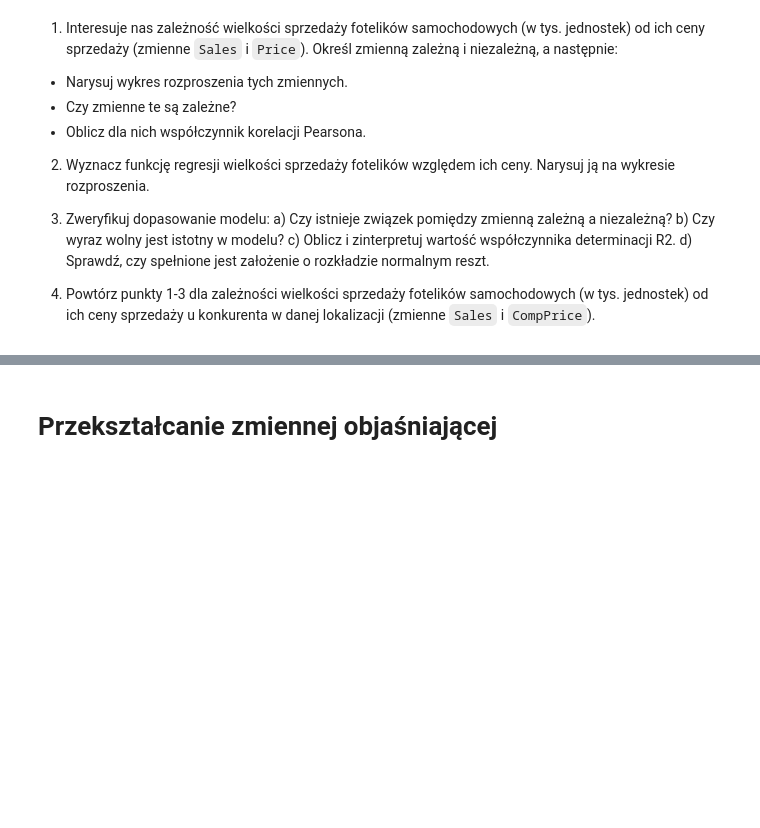
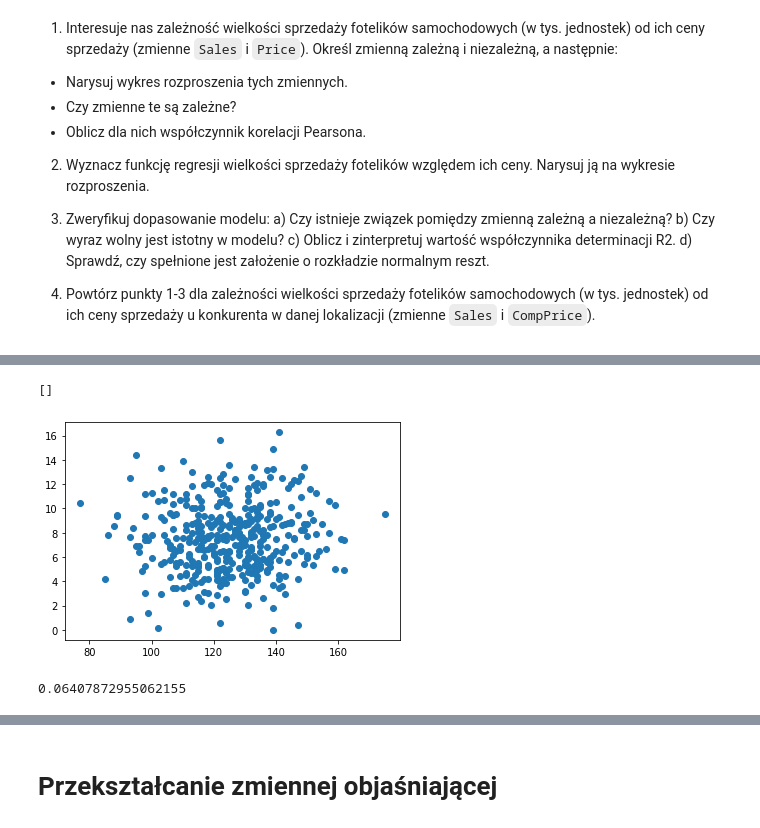
Before and after one commit to mdabrowski-phd/ds250223_regression, a Jupyter notebook: workshops/03_regresja/01_regresja_jednej_zmiennej.ipynb, the cells around one changed output, grey strips where cells are left out. Saved outputs shown, nothing was run; the diff lists cells and outputs as text; code cells hidden in the pictures; blank space fills up the shorter version.

```diff
--- a/workshops/03_regresja/01_regresja_jednej_zmiennej.ipynb
+++ b/workshops/03_regresja/01_regresja_jednej_zmiennej.ipynb
@@ -221,0 +406,15 @@ Wczytaj zbiór `Carseats`, który zawierają dane o sprzedaży fotelików samoch
+# %%
+#4 Powtarzamy dla zmiennej Sales i CompPrice
+#Zależna Sales, niezależna CompPrice
+carseats_df = carseats.data
+plt.scatter(carseats_df.CompPrice,carseats_df.Sales)
+plt.plot()
+#brak zależności liniowej
+# %% [output]
+[]
+[figure, added]
+# %%
+#korelacja pearsonowska potwierdza brak zależności
+np.corrcoef(carseats_df.CompPrice,carseats_df.Sales)[0,1]
+# %% [output]
+0.06407872955062155
```
Also changed, not shown: parts of 34 cells of this notebook, 2 other files.
